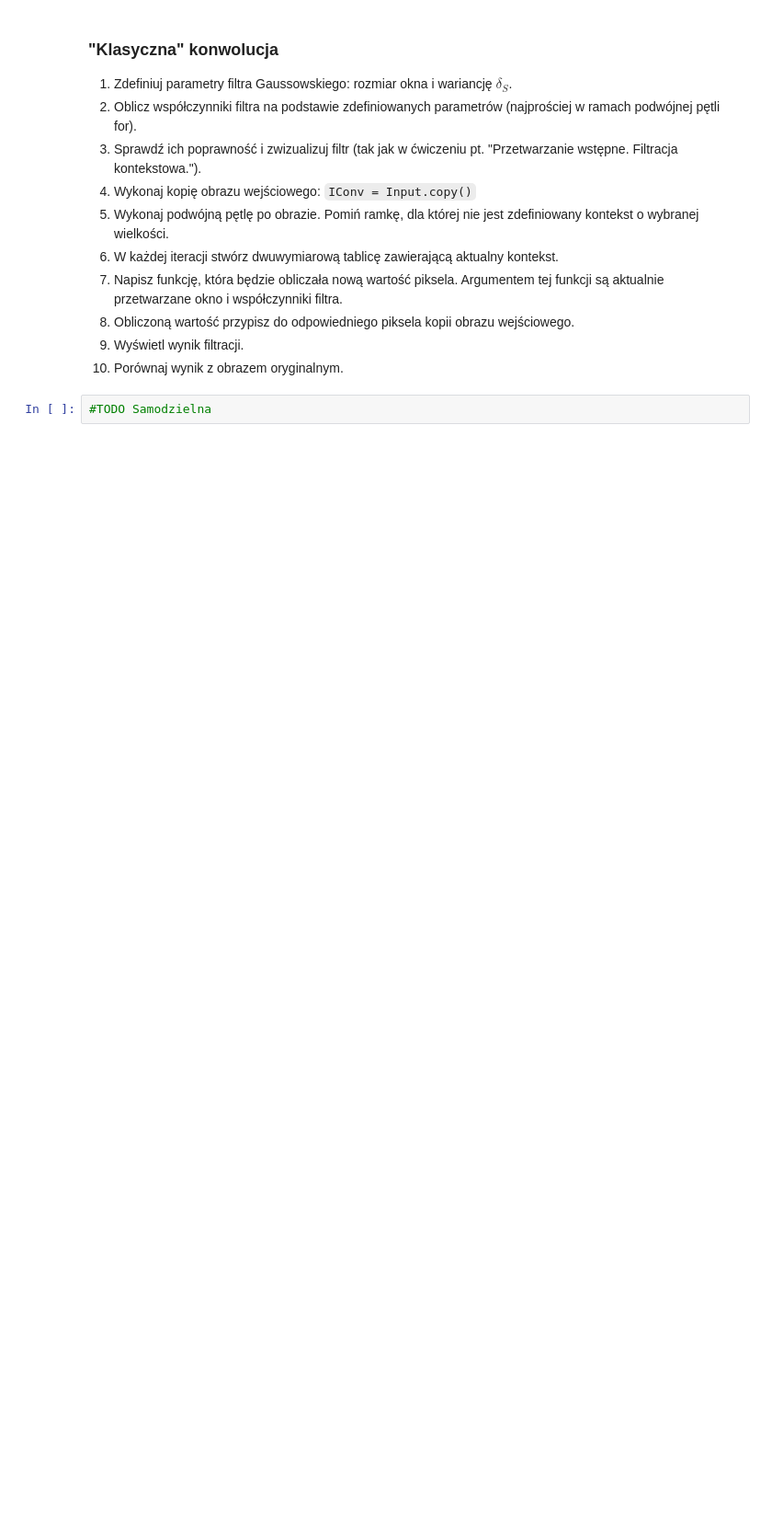
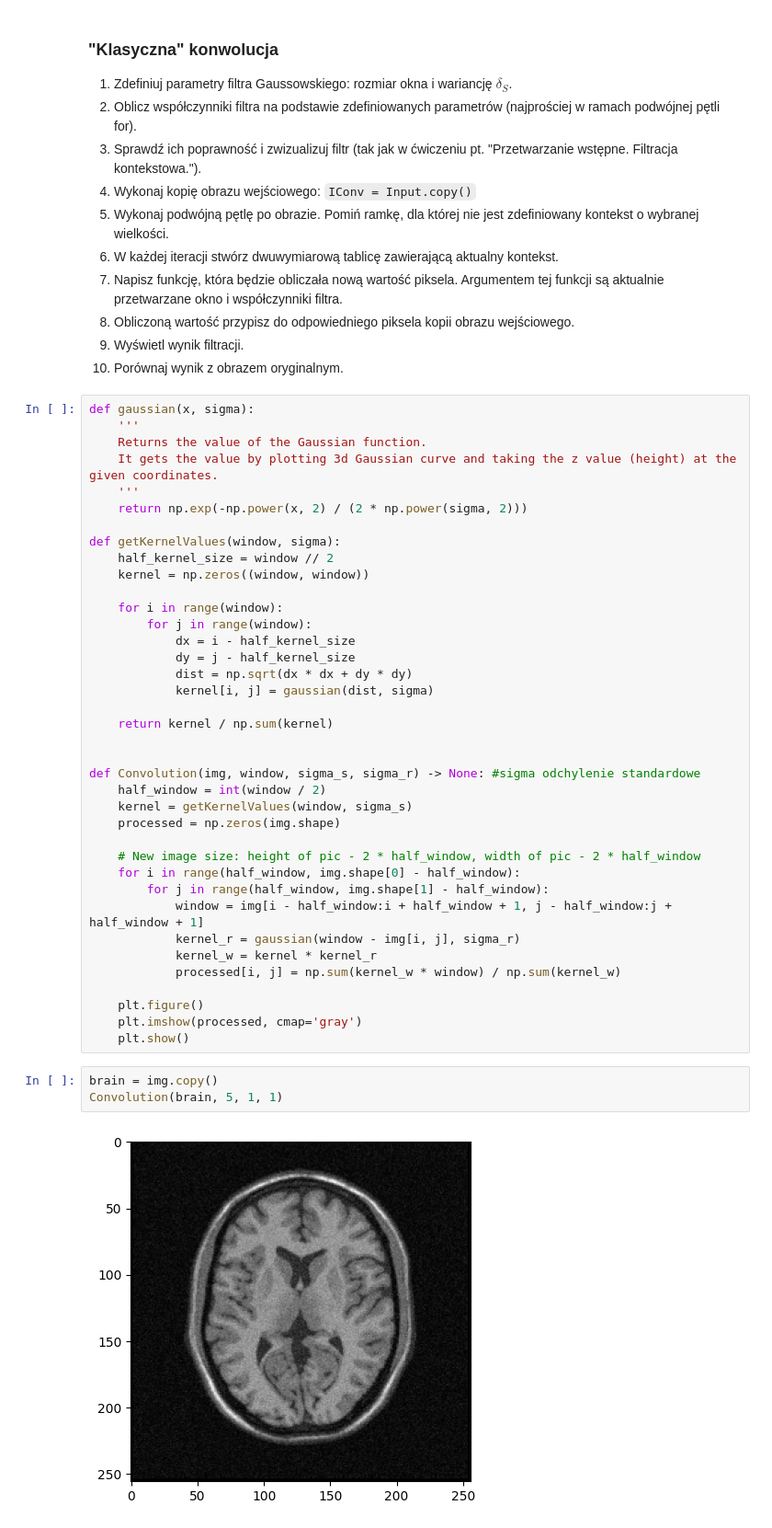
Before and after one commit to lursz/DigitalImageProcessing-Course, a Jupyter notebook: lab7/07_bilateral.ipynb, the cells around one changed output. Shown at 92% size. Cells and saved outputs as stored; diff of their text form; blank space fills up the shorter version.

```diff
--- a/lab7/07_bilateral.ipynb
+++ b/lab7/07_bilateral.ipynb
@@ -89,8 +94,49 @@ Argumentem tej funkcji są aktualnie przetwarzane okno i współczynniki filtra.
 7. Obliczoną wartość przypisz do odpowiedniego piksela kopii obrazu wejściowego.
 8. Wyświetl wynik filtracji.
 9. Porównaj wynik z obrazem oryginalnym.
-# %%
-#TODO Samodzielna
+# %%
+def gaussian(x, sigma):
+    '''
+    Returns the value of the Gaussian function.
+    It gets the value by plotting 3d Gaussian curve and taking the z value (height) at the given coordinates.
+    '''
+    return np.exp(-np.power(x, 2) / (2 * np.power(sigma, 2)))
+
+def getKernelValues(window, sigma):
+    half_kernel_size = window // 2
+    kernel = np.zeros((window, window))
+
+    for i in range(window):
+        for j in range(window):
+            dx = i - half_kernel_size
+            dy = j - half_kernel_size
+            dist = np.sqrt(dx * dx + dy * dy)
+            kernel[i, j] = gaussian(dist, sigma)
+
+    return kernel / np.sum(kernel)
+
+
+def Convolution(img, window, sigma_s, sigma_r) -> None: #sigma odchylenie standardowe
+    half_window = int(window / 2)
+    kernel = getKernelValues(window, sigma_s)
+    processed = np.zeros(img.shape)
+
+    # New image size: height of pic - 2 * half_window, width of pic - 2 * half_window
+    for i in range(half_window, img.shape[0] - half_window):
+        for j in range(half_window, img.shape[1] - half_window):
+            window = img[i - half_window:i + half_window + 1, j - half_window:j + half_window + 1]
+            kernel_r = gaussian(window - img[i, j], sigma_r)
+            kernel_w = kernel * kernel_r
+            processed[i, j] = np.sum(kernel_w * window) / np.sum(kernel_w)
+
+    plt.figure()
+    plt.imshow(processed, cmap='gray')
+    plt.show()
+# %%
+brain = img.copy()
+Convolution(brain, 5, 1, 1)
+# %% [output]
+[figure, added]
 # %% [markdown]
 ### Filtracja bilateralna
 
```
Also changed, not shown: parts of 4 cells of this notebook, 4 other files.
